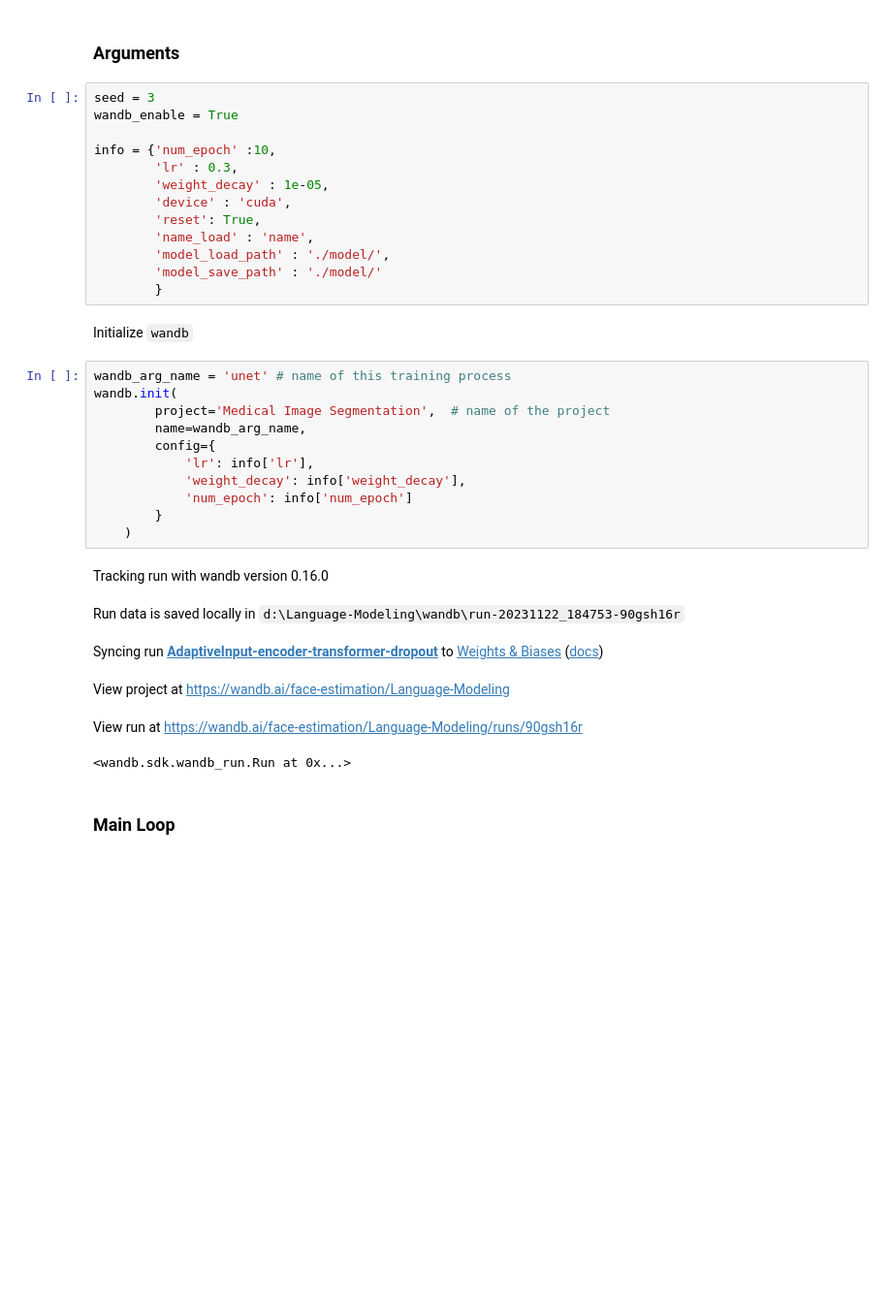
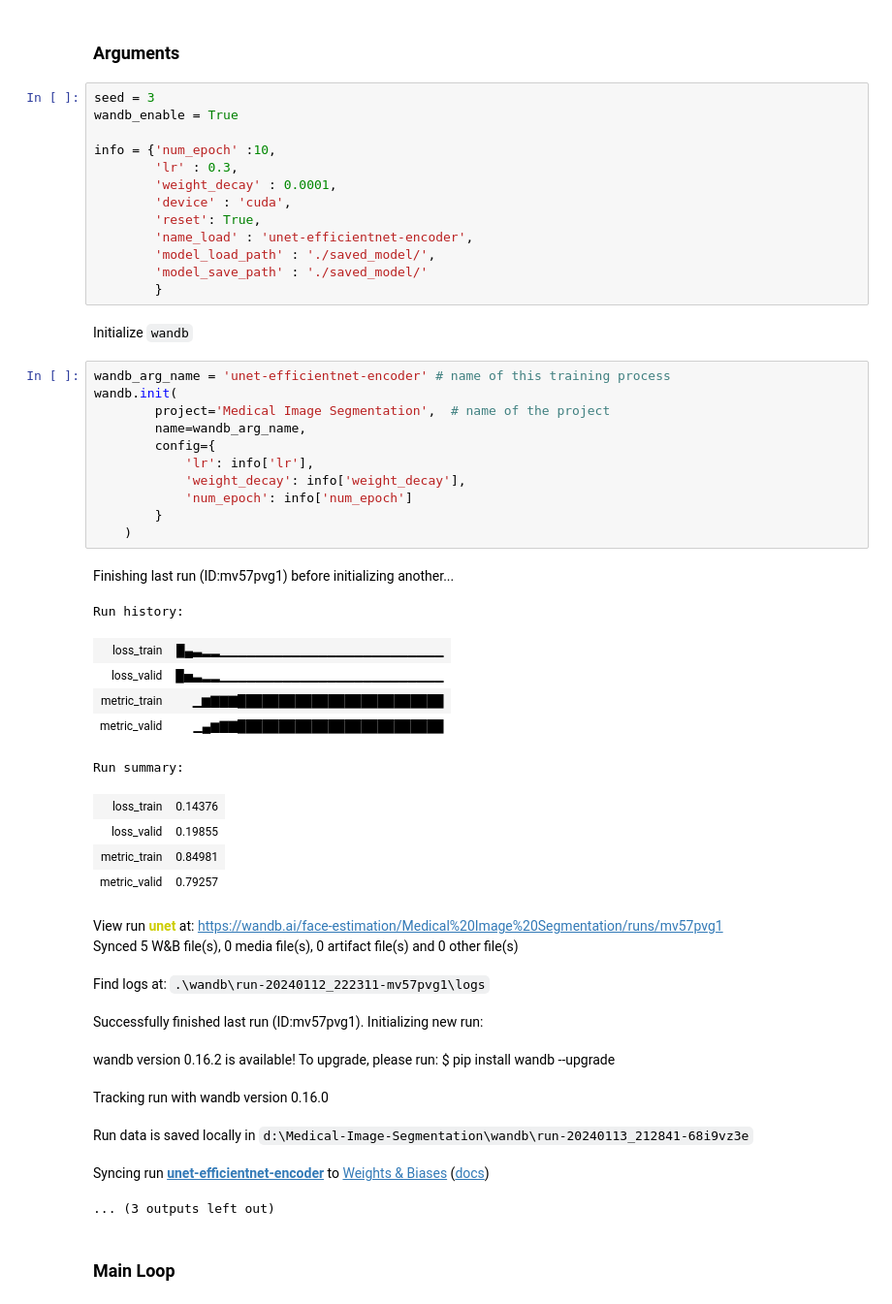
Before and after one commit to Se2007/Medical-Image-Segmentation, a Jupyter notebook: train.ipynb, the cells around one changed output. Shown at 97% size. Saved outputs shown, nothing was run; the diff lists cells and outputs as text; blank space fills up the shorter version.

```diff
--- a/train.ipynb
+++ b/train.ipynb
@@ -41,33 +43,47 @@ wandb_enable = True
 
 info = {'num_epoch' :10,
         'lr' : 0.3,
-        'weight_decay' : 1e-05,
+        'weight_decay' : 0.0001,
         'device' : 'cuda',
         'reset': True,
-        'name_load' : 'name',
-        'model_load_path' : './model/',
-        'model_save_path' : './model/'
+        'name_load' : 'unet-efficientnet-encoder',
+        'model_load_path' : './saved_model/',
+        'model_save_path' : './saved_model/'
         }
 # %% [markdown]
 Initialize `wandb`
 # %%
-wandb_arg_name = 'unet' # name of this training process
+wandb_arg_name = 'unet-efficientnet-encoder' # name of this training process
 wandb.init(
         project='Medical Image Segmentation',  # name of the project
         name=wandb_arg_name,
         config={
             'lr': info['lr'],
             'weight_decay': info['weight_decay'],
             'num_epoch': info['num_epoch']
         }
     )
 # %% [output]
-Tracking run with wandb version 0.16.0
+Finishing last run (ID:mv57pvg1) before initializing another...
+Run history:
+| loss_train | █▄▃▂▂▁▁▁▁▁▁▁▁▁▁▁▁▁▁▁▁▁▁▁▁▁▁▁▁▁ |
+| loss_valid | █▅▃▂▂▁▁▁▁▁▁▁▁▁▁▁▁▁▁▁▁▁▁▁▁▁▁▁▁▁ |
+| metric_train | ▁▆▇▇▇█████████████████████████ |
+| metric_valid | ▁▄▆▇▇█████████████████████████ |
+Run summary:
+| loss_train | 0.14376 |
+| loss_valid | 0.19855 |
+| metric_train | 0.84981 |
+| metric_valid | 0.79257 |
-Run data is saved locally in d:\Language-Modeling\wandb\run-20231122_184753-90gsh16r
+View run unet at: https://wandb.ai/face-estimation/Medical%20Image%20Segmentation/runs/mv57pvg1
+Synced 5 W&B file(s), 0 media file(s), 0 artifact file(s) and 0 other file(s)
-Syncing run AdaptiveInput-encoder-transformer-dropout to Weights & Biases (docs)
+Find logs at: .\wandb\run-20240112_222311-mv57pvg1\logs
-View project at https://wandb.ai/face-estimation/Language-Modeling
+Successfully finished last run (ID:mv57pvg1). Initializing new run:
-View run at https://wandb.ai/face-estimation/Language-Modeling/runs/90gsh16r
+wandb version 0.16.2 is available! To upgrade, please run: $ pip install wandb --upgrade
-<wandb.sdk.wandb_run.Run at 0x...>
+Tracking run with wandb version 0.16.0
+Run data is saved locally in d:\Medical-Image-Segmentation\wandb\run-20240113_212841-68i9vz3e
+Syncing run unet-efficientnet-encoder to Weights & Biases (docs)
+... (3 outputs left out)
 # %% [markdown]
 ### Main Loop
 # %%
```
Also changed, not shown: parts of 6 cells of this notebook, 2 other files.
